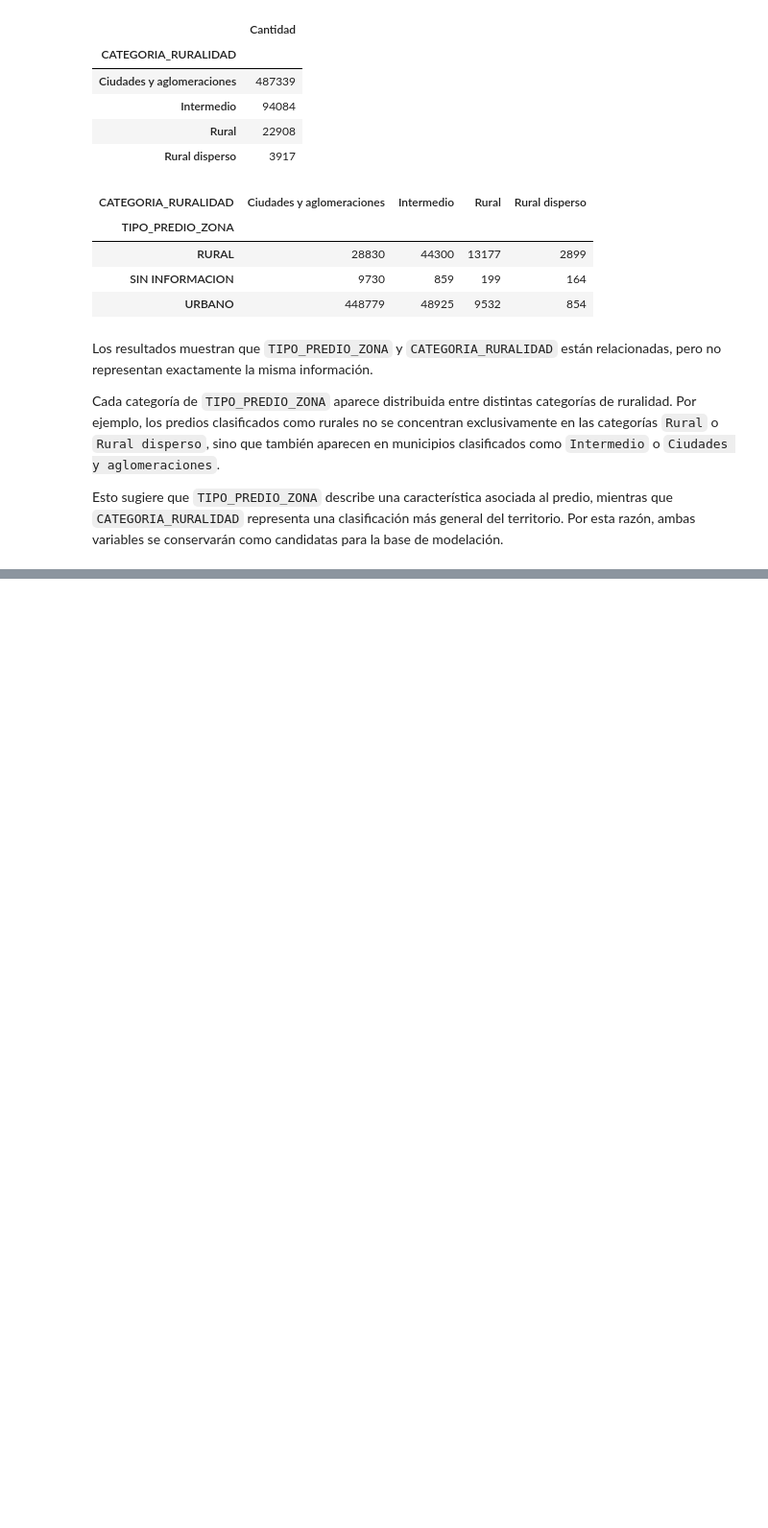
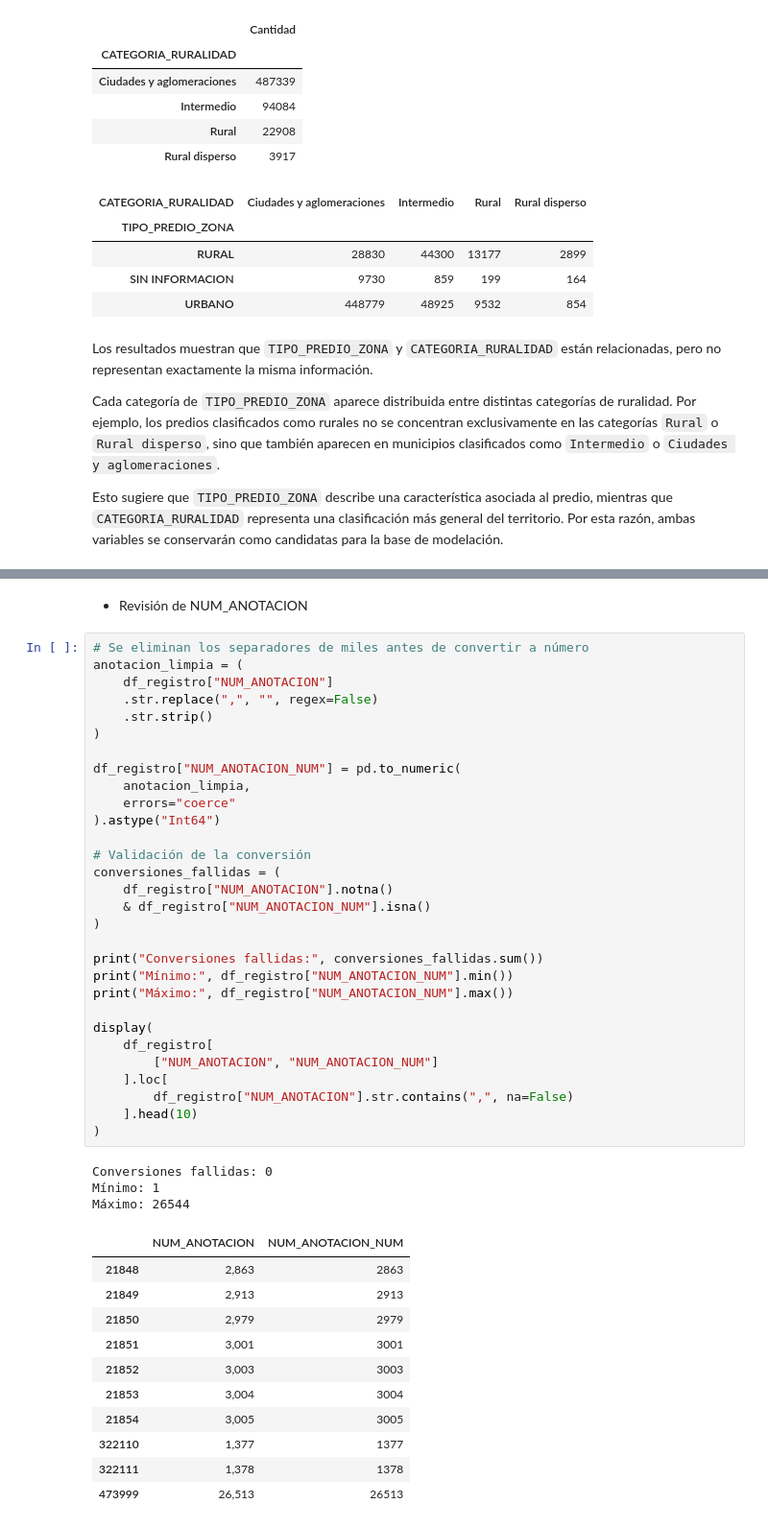
Before and after one commit to wlicona473/Proyecto_Inmobiliario_Nube, a Jupyter notebook: notebooks/01_redefinicion_supervisada.ipynb, the cells around one changed output, grey strips where cells are left out. Shown at 96% size. Saved outputs shown, nothing was run; the diff lists cells and outputs as text; blank space fills up the shorter version.

```diff
--- a/notebooks/01_redefinicion_supervisada.ipynb
+++ b/notebooks/01_redefinicion_supervisada.ipynb
@@ -1408,0 +1490,47 @@ candidatas para la base de modelación.
+# %% [markdown]
+* Revisión de NUM_ANOTACION
+# %%
+# Se eliminan los separadores de miles antes de convertir a número
+anotacion_limpia = (
+    df_registro["NUM_ANOTACION"]
+    .str.replace(",", "", regex=False)
+    .str.strip()
+)
+
+df_registro["NUM_ANOTACION_NUM"] = pd.to_numeric(
+    anotacion_limpia,
+    errors="coerce"
+).astype("Int64")
+
+# Validación de la conversión
+conversiones_fallidas = (
+    df_registro["NUM_ANOTACION"].notna()
+    & df_registro["NUM_ANOTACION_NUM"].isna()
+)
+
+print("Conversiones fallidas:", conversiones_fallidas.sum())
+print("Mínimo:", df_registro["NUM_ANOTACION_NUM"].min())
+print("Máximo:", df_registro["NUM_ANOTACION_NUM"].max())
+
+display(
+    df_registro[
+        ["NUM_ANOTACION", "NUM_ANOTACION_NUM"]
+    ].loc[
+        df_registro["NUM_ANOTACION"].str.contains(",", na=False)
+    ].head(10)
+)
+# %% [output]
+Conversiones fallidas: 0
+Mínimo: 1
+Máximo: 26544
+|  | NUM_ANOTACION | NUM_ANOTACION_NUM |
+| 21848 | 2,863 | 2863 |
+| 21849 | 2,913 | 2913 |
+| 21850 | 2,979 | 2979 |
+| 21851 | 3,001 | 3001 |
+| 21852 | 3,003 | 3003 |
+| 21853 | 3,004 | 3004 |
+| 21854 | 3,005 | 3005 |
+| 322110 | 1,377 | 1377 |
+| 322111 | 1,378 | 1378 |
+| 473999 | 26,513 | 26513 |
```
Also changed, not shown: parts of 23 cells of this notebook, 2 other files.
